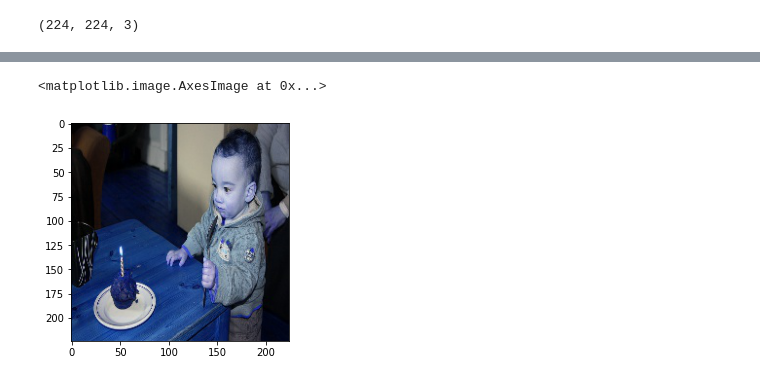
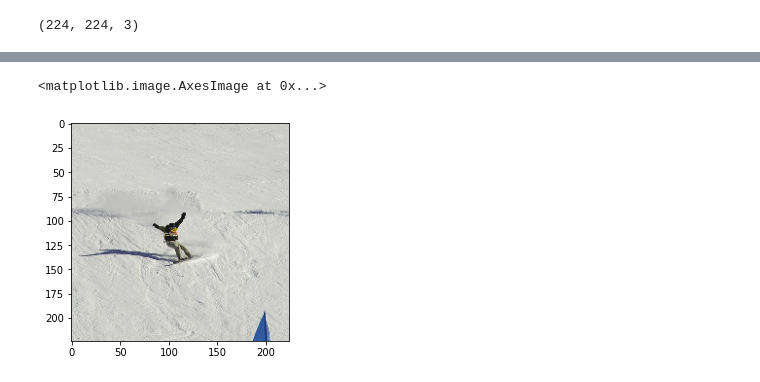
Before and after one commit to msaad1311/Image-Background-Removal, a Jupyter notebook: COCO Dataset/Code/Untitled.ipynb, the cells around one changed output, grey strips where cells are left out. Drawn from its saved outputs; the diff is of its cells as text; code cells hidden in the pictures.

```diff
--- a/COCO Dataset/Code/Untitled.ipynb
+++ b/COCO Dataset/Code/Untitled.ipynb
@@ -34,7 +34,8 @@ def read_imgs(path):
     img,names = [],[]
     for i in sorted(os.listdir(path)):
         names.append(i)
-        img.append(cv2.imread(os.path.join(path,i)))
+        imgs=cv2.imread(os.path.join(path,i))
+        img.append(cv2.cvtColor(imgs, cv2.COLOR_RGB2BGR))
     return names,np.array(img)
 
 def visualize(in_images,out_images,number):
@@ -157,8 +162,9 @@ Output images done
 # %%
 input_processed = input_images/255.
-output_processed = output_images[:,:,:,:1]/255.
-output_processed[output_processed>=0.5] = 1
-output_processed[output_processed<0.5] = 0
+output_processed = output_images/255.
+# output_processed[output_processed>=0.5] = 1
+# output_processed[output_processed<0.5] = 0
+# output_processed = output_processed.astype(np.uint8)
 
 print(f'The shape of the input_process is {input_processed.shape} and the shape of output_processed is {output_processed.shape}')
 # %% [output]
@@ -313,5 +348,5 @@ plt.imshow(foo)
 # %%
-plt.imshow(x_test[3])
+plt.imshow(x_test[0])
 # %% [output]
 <matplotlib.image.AxesImage at 0x...>
-[figure, old version]
+[figure, new version]
```
Also changed, not shown: parts of 24 cells of this notebook, 4 other files.
